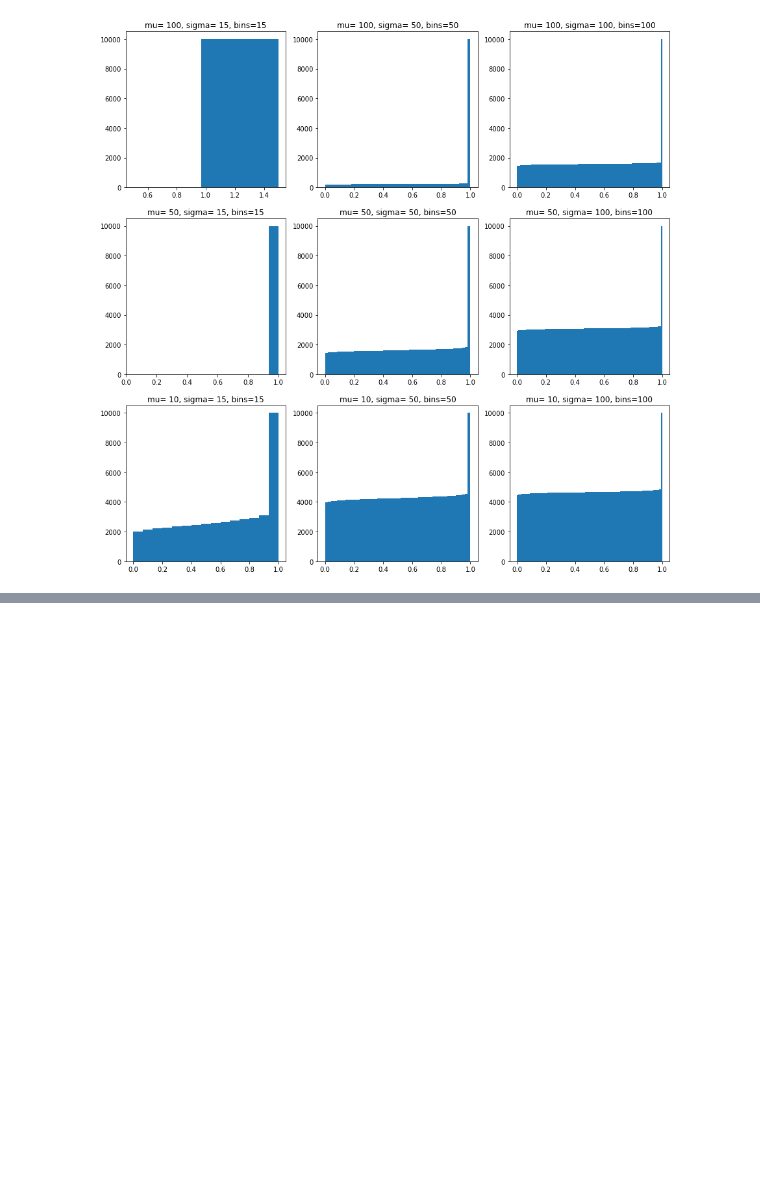
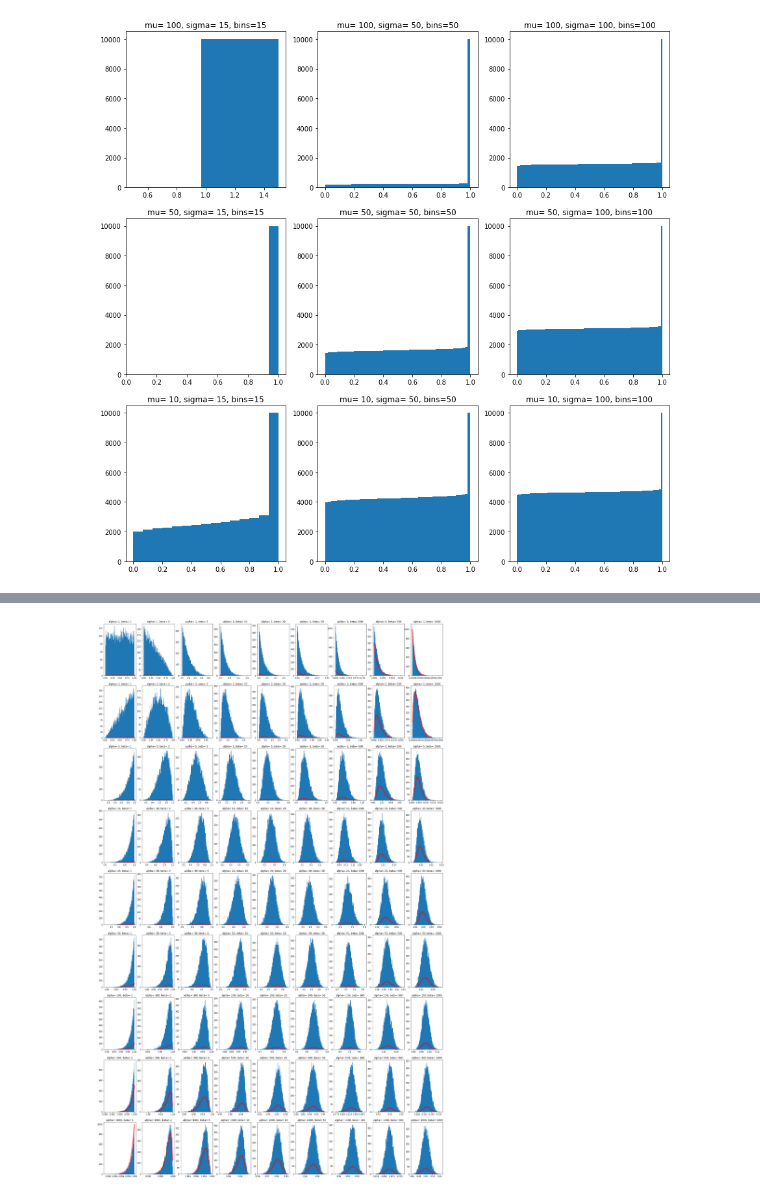
Before and after one commit to rafalsiniewicz/Data_analytics, a Jupyter notebook: lab2/lab2.ipynb, the cells around one changed output, grey strips where cells are left out. Cells and saved outputs as stored; diff of their text form; code cells hidden in the pictures; blank space fills up the shorter version.

```diff
--- a/lab2/lab2.ipynb
+++ b/lab2/lab2.ipynb
@@ -80,0 +132,19 @@ for i in range(len(mu)):
+# %%
+#4
+import numpy as np
+import matplotlib.pyplot as plt
+from scipy.stats import beta
+import scipy.stats
+alpha = (1, 2, 5, 10, 20, 50, 100, 500, 1000)
+beta = (1, 2, 5, 10, 20, 50, 100, 500, 1000)
+fig, axs = plt.subplots(len(alpha), len(alpha), figsize=(30,50))
+
+for i, a in enumerate(alpha):
+    for j, b in enumerate(beta):
+        axs[i][j].hist(np.random.beta(a,b,10000), bins=100)
+        mean, var, skew, kurt = scipy.stats.beta.stats(a, b, moments='mvsk')
+        x = np.linspace(scipy.stats.beta.ppf(0.01, a, b), scipy.stats.beta.ppf(0.99, a, b), 100)
+        axs[i][j].plot(x, scipy.stats.beta.pdf(x, a, b), 'r-', lw=5, alpha=0.6, label='beta pdf')
+        axs[i][j].set_title('alpha= {}, beta= {}'.format(a, b))
+# %% [output]
+[figure, added]
```
Also changed, not shown: parts of 16 cells of this notebook.
